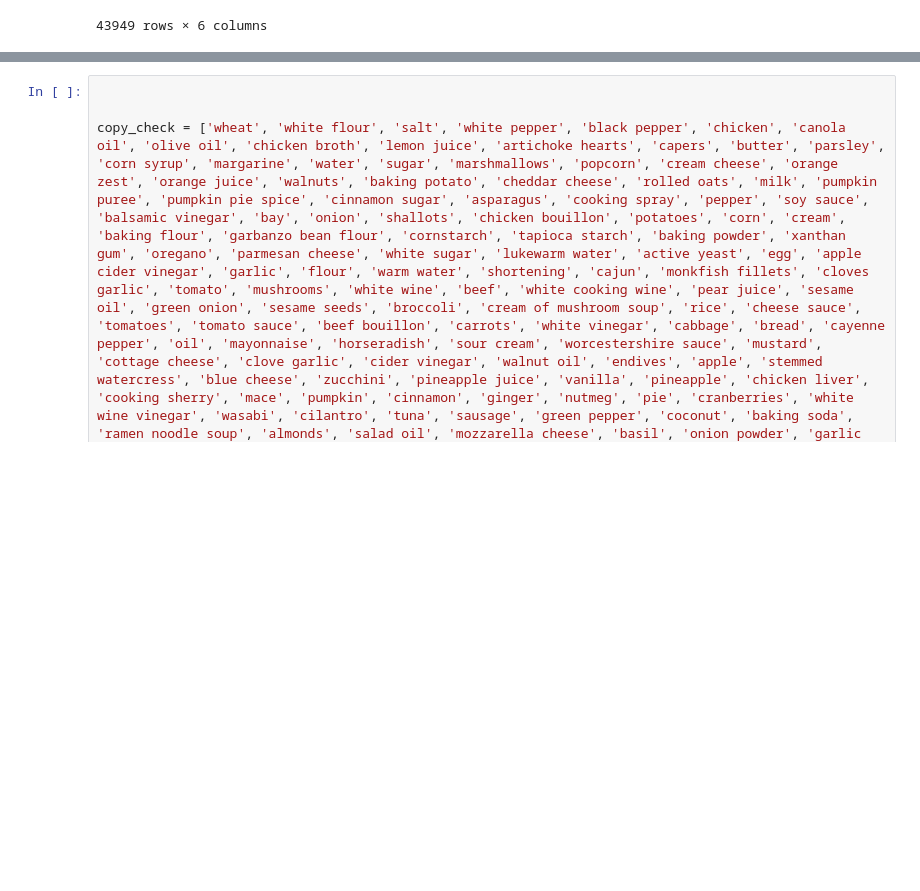
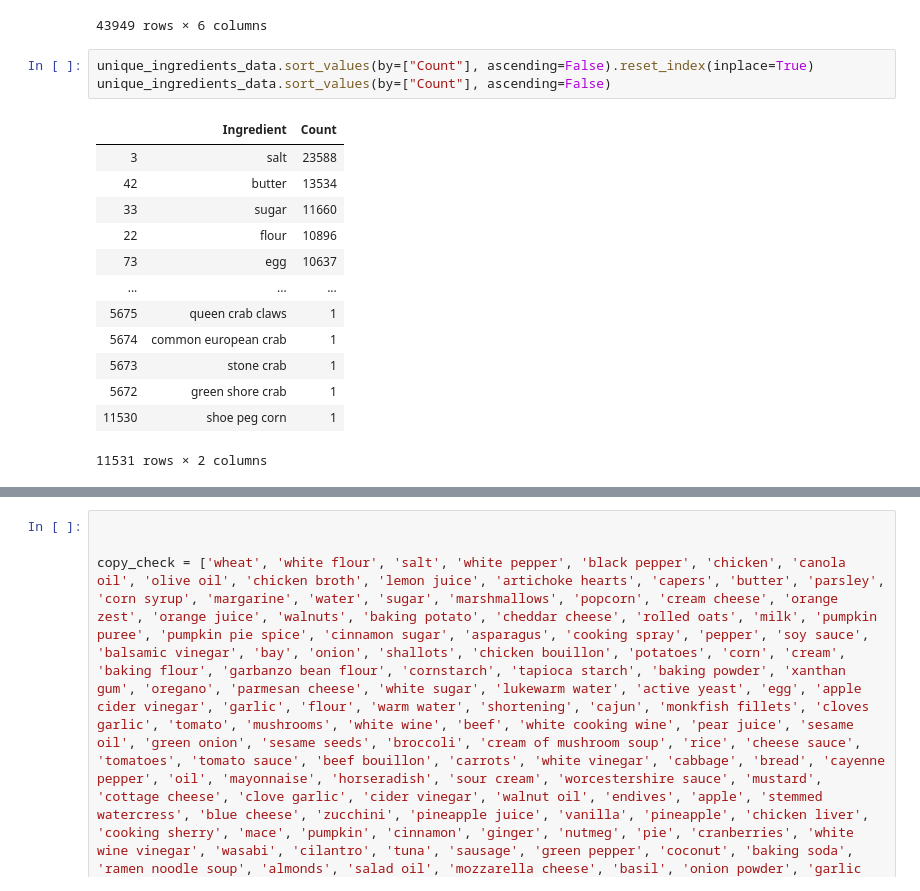
Before and after one commit to lautenba/ADA_pADAwan_Project, a Jupyter notebook: project-Marco.ipynb, the cells around one changed output, grey strips where cells are left out. Drawn from its saved outputs; the diff is of its cells as text; blank space fills up the shorter version.

```diff
--- a/project-Marco.ipynb
+++ b/project-Marco.ipynb
@@ -416,3 +414,20 @@ recipe_data
 | 43947 | allrecipes.com | Sopapilla Cheesecake Pie | 180 | 4.8 | 882 | [cream cheese, white sugar, mexic... |
 | 43948 | allrecipes.com | Southern Fried Chicken Livers | 20 | 4.7 | 53 | [chicken liver, egg, milk, flour,... |
 43949 rows × 6 columns
+# %%
+unique_ingredients_data.sort_values(by=["Count"], ascending=False).reset_index(inplace=True)
+unique_ingredients_data.sort_values(by=["Count"], ascending=False)
+# %% [output]
+|  | Ingredient | Count |
+| 3 | salt | 23588 |
+| 42 | butter | 13534 |
+| 33 | sugar | 11660 |
+| 22 | flour | 10896 |
+| 73 | egg | 10637 |
+| ... | ... | ... |
+| 5675 | queen crab claws | 1 |
+| 5674 | common european crab | 1 |
+| 5673 | stone crab | 1 |
+| 5672 | green shore crab | 1 |
+| 11530 | shoe peg corn | 1 |
+11531 rows × 2 columns
```
Also changed, not shown: parts of 4 cells of this notebook.
